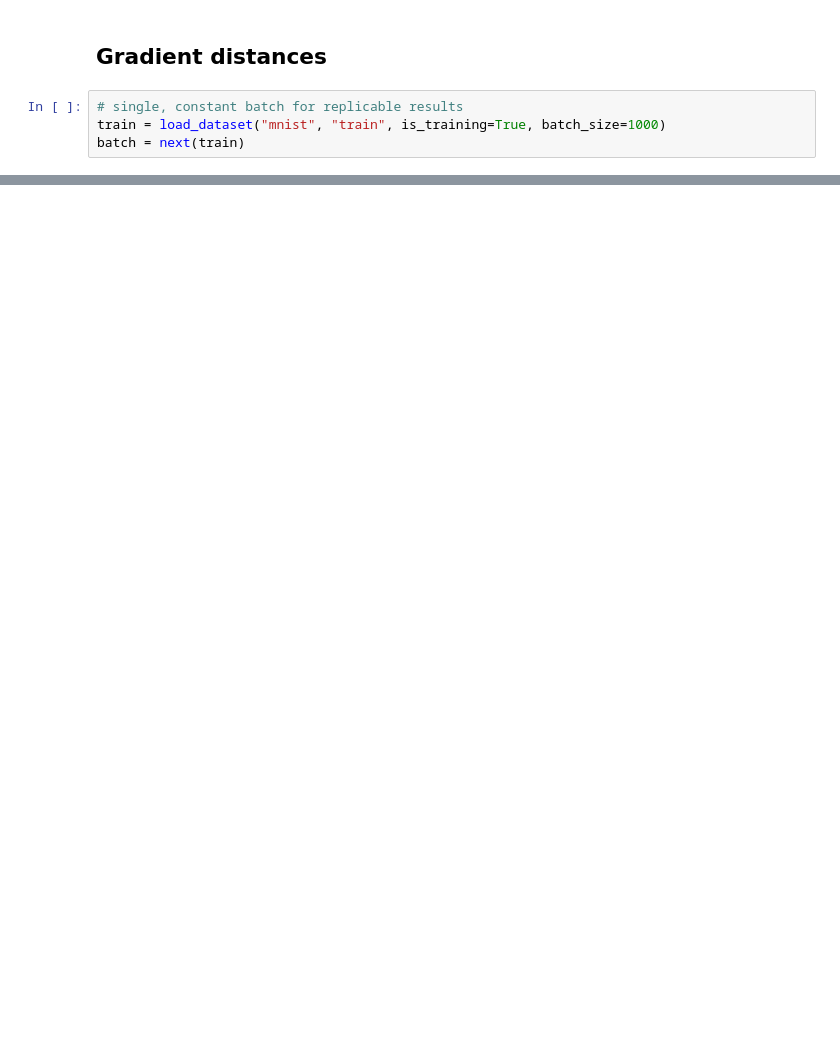
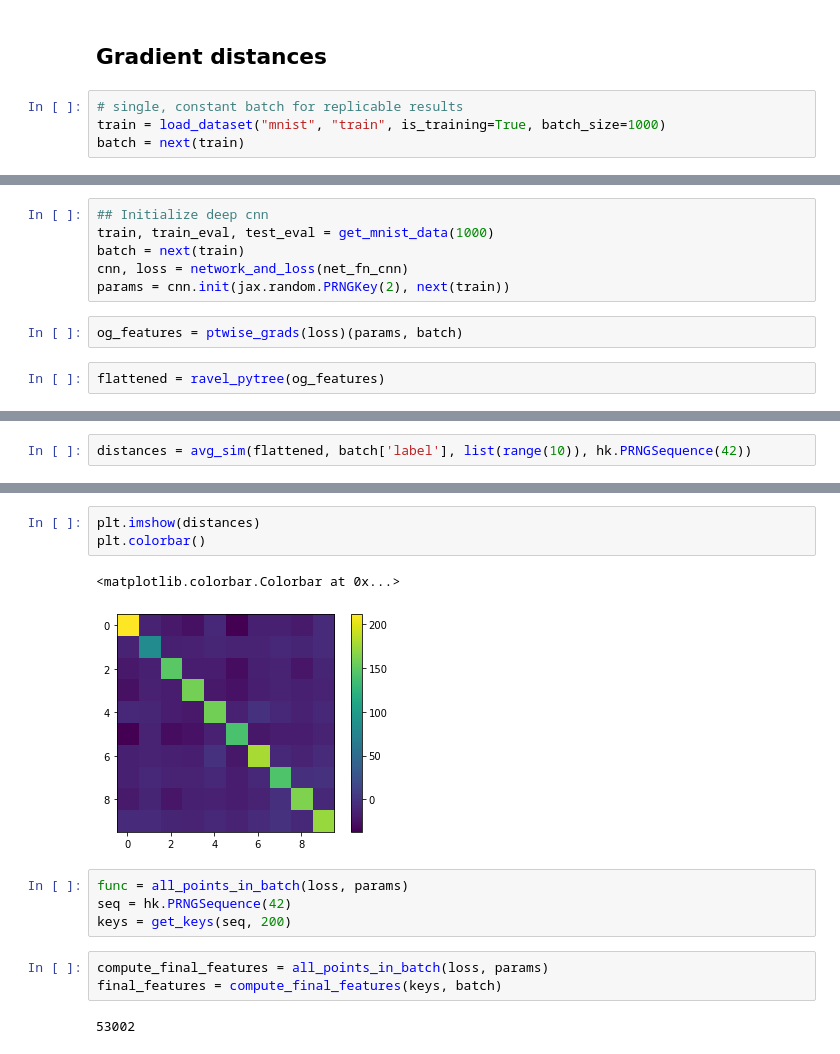
Before and after one commit to mooselumph/gradient-features, a Jupyter notebook: app/haiku_gradients.ipynb, the cells around one changed output, grey strips where cells are left out. Cells and saved outputs as stored; diff of their text form; blank space fills up the shorter version.

```diff
--- a/app/haiku_gradients.ipynb
+++ b/app/haiku_gradients.ipynb
@@ -265,0 +504,10 @@ plt.colorbar()
+# %%
+## Initialize deep cnn
+train, train_eval, test_eval = get_mnist_data(1000)
+batch = next(train)
+cnn, loss = network_and_loss(net_fn_cnn)
+params = cnn.init(jax.random.PRNGKey(2), next(train))
+# %%
+og_features = ptwise_grads(loss)(params, batch)
+# %%
+flattened = ravel_pytree(og_features)
@@ -265,0 +518,2 @@ plt.colorbar()
+# %%
+distances = avg_sim(flattened, batch['label'], list(range(10)), hk.PRNGSequence(42))
@@ -265,0 +531,15 @@ plt.colorbar()
+# %%
+plt.imshow(distances)
+plt.colorbar()
+# %% [output]
+<matplotlib.colorbar.Colorbar at 0x...>
+[figure, added]
+# %%
+func = all_points_in_batch(loss, params)
+seq = hk.PRNGSequence(42)
+keys = get_keys(seq, 200)
+# %%
+compute_final_features = all_points_in_batch(loss, params)
+final_features = compute_final_features(keys, batch)
+# %% [output]
+53002
```
Also changed, not shown: parts of 55 cells of this notebook.
